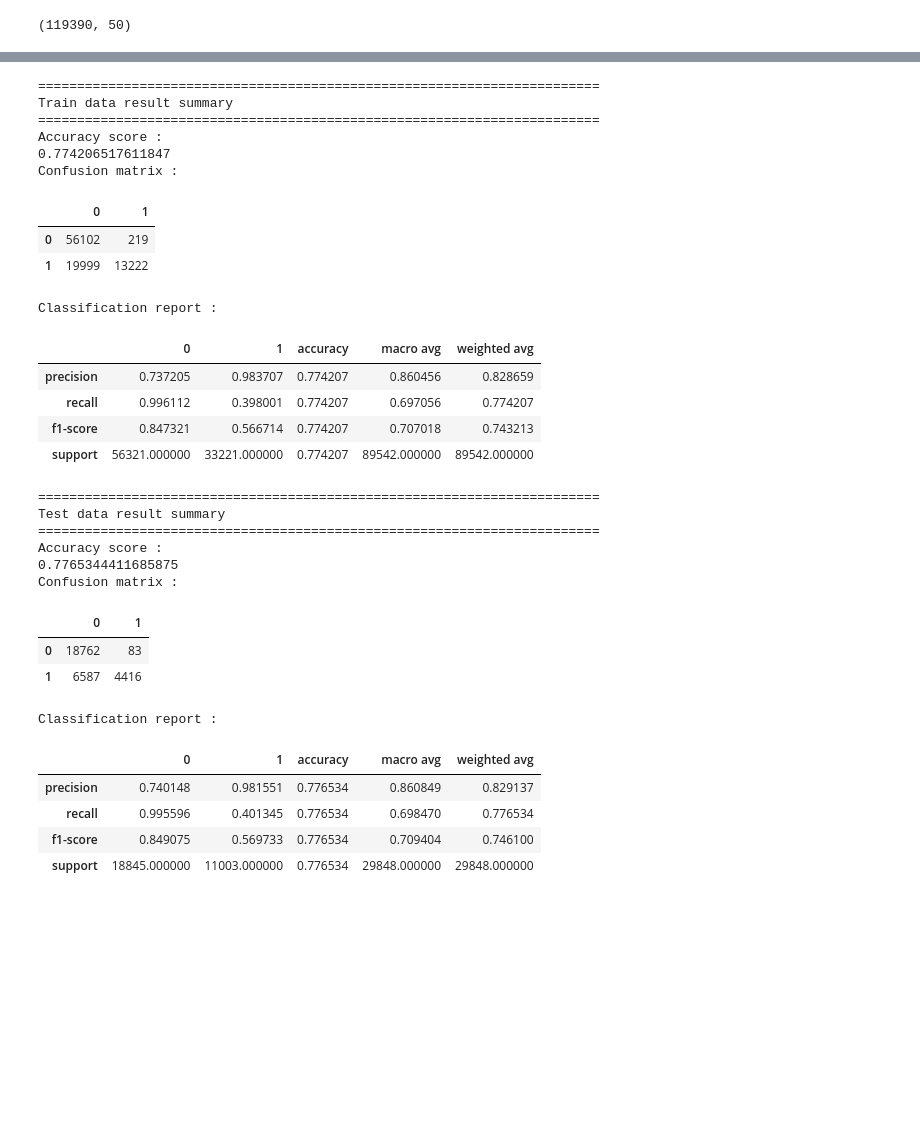
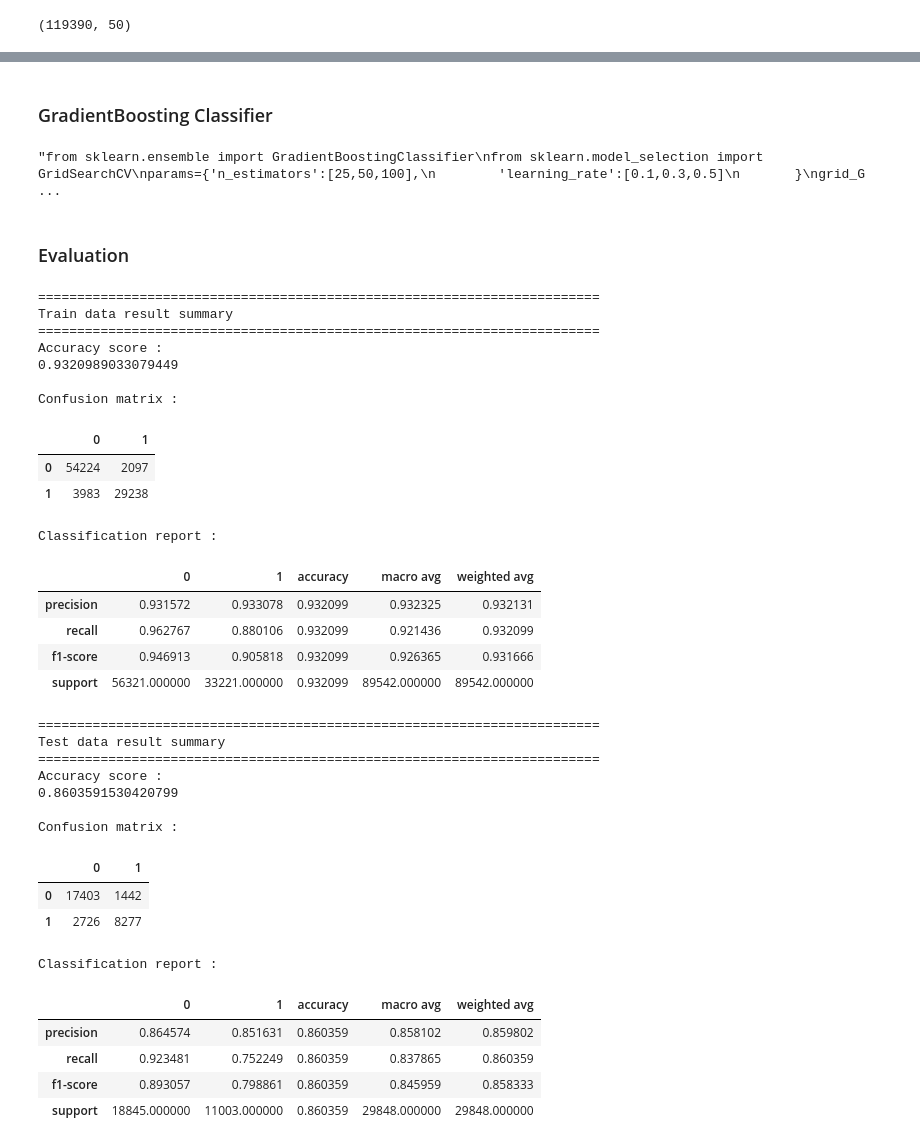
Before and after one commit to VishalWadagavi/Classification_Projects, a Jupyter notebook: Hotel_Demand_Prediction.ipynb, the cells around one changed output, grey strips where cells are left out. Saved outputs shown, nothing was run; the diff lists cells and outputs as text; code cells hidden in the pictures; blank space fills up the shorter version.

```diff
--- a/Hotel_Demand_Prediction.ipynb
+++ b/Hotel_Demand_Prediction.ipynb
@@ -327,9 +359,3 @@ for i,var in enumerate(X_num_bin.columns[:-1],1):
     sns.barplot(x=var,y=X_num_bin['is_canceled'],data=X_num_bin)
 # %% [output]
 [figure]
-# %%
-X_num['booking_changes_ind']=np.where(X_num['booking_changes']>0,1,0)
-X_num['previous_bookings_not_canceled_ind']=np.where(X_num['previous_bookings_not_canceled']>0,1,0)
-X_num['booking_changes_ind']=np.where(X_num['booking_changes']>0,1,0)
-X_num=X_num.drop(['arrival_date_week_number','arrival_date_day_of_month','previous_bookings_not_canceled','days_in_waiting_list'],axis=1)
-X_num.head()
@@ -523,0 +579,4 @@ f1_score 0.7589632012108599
+# %%
+from sklearn.ensemble import RandomForestClassifier
+RF_clf=RandomForestClassifier(criterion='entropy', max_depth=100, min_samples_leaf=10)
+RF_clf.fit(X_train,y_train)
@@ -524,37 +637,57 @@ f1_score 0.7589632012108599
+# %% [markdown]
+### GradientBoosting Classifier
+# %%
+'''from sklearn.ensemble import GradientBoostingClassifier
+from sklearn.model_selection import GridSearchCV
+params={'n_estimators':[25,50,100],
+        'learning_rate':[0.1,0.3,0.5]
+       }
+grid_GBM=GridSearchCV(GradientBoostingClassifier(),params,scoring='recall',cv=5,n_jobs=-1,verbose=1)
+grid_GBM.fit(X_train,y_train)
+print(grid_GBM.best_score_)
+print(grid_GBM.best_estimator_)
+GBM_clf=grid_GBM.best_estimator_'''
+# %% [output]
+"from sklearn.ensemble import GradientBoostingClassifier\nfrom sklearn.model_selection import GridSearchCV\nparams={'n_estimators':[25,50,100],\n        'learning_rate':[0.1,0.3,0.5]\n       }\ngrid_G ...
+# %% [markdown]
+### Evaluation
 # %%
-rf=RandomForestClassifier(criterion='gini',random_state=0,max_depth=9,min_samples_split=140)
-rf.fit(X_train,y_train)
-results(rf,X_train,y_train,X_test,y_test)
+GBM_clf=GradientBoostingClassifier(n_estimators=50,criterion='mse', max_depth=20, min_samples_leaf=10,
+                                  learning_rate=0.1)
+GBM_clf.fit(X_train,y_train)
+results(GBM_clf,X_train,y_train,X_test,y_test)
 # %% [output]
 ========================================================================
 Train data result summary
 ========================================================================
 Accuracy score :
-0.774206517611847
+0.9320989033079449
+
 Confusion matrix :
 |  | 0 | 1 |
-| 0 | 56102 | 219 |
-| 1 | 19999 | 13222 |
+| 0 | 54224 | 2097 |
+| 1 | 3983 | 29238 |
 Classification report :
 |  | 0 | 1 | accuracy | macro avg | weighted avg |
-| precision | 0.737205 | 0.983707 | 0.774207 | 0.860456 | 0.828659 |
-| recall | 0.996112 | 0.398001 | 0.774207 | 0.697056 | 0.774207 |
-| f1-score | 0.847321 | 0.566714 | 0.774207 | 0.707018 | 0.743213 |
-| support | 56321.000000 | 33221.000000 | 0.774207 | 89542.000000 | 89542.000000 |
+| precision | 0.931572 | 0.933078 | 0.932099 | 0.932325 | 0.932131 |
+| recall | 0.962767 | 0.880106 | 0.932099 | 0.921436 | 0.932099 |
+| f1-score | 0.946913 | 0.905818 | 0.932099 | 0.926365 | 0.931666 |
+| support | 56321.000000 | 33221.000000 | 0.932099 | 89542.000000 | 89542.000000 |
 ========================================================================
 Test data result summary
 ========================================================================
 Accuracy score :
-0.7765344411685875
+0.8603591530420799
+
 Confusion matrix :
 |  | 0 | 1 |
-| 0 | 18762 | 83 |
-| 1 | 6587 | 4416 |
+| 0 | 17403 | 1442 |
+| 1 | 2726 | 8277 |
 Classification report :
 |  | 0 | 1 | accuracy | macro avg | weighted avg |
-| precision | 0.740148 | 0.981551 | 0.776534 | 0.860849 | 0.829137 |
-| recall | 0.995596 | 0.401345 | 0.776534 | 0.698470 | 0.776534 |
-| f1-score | 0.849075 | 0.569733 | 0.776534 | 0.709404 | 0.746100 |
-| support | 18845.000000 | 11003.000000 | 0.776534 | 29848.000000 | 29848.000000 |
+| precision | 0.864574 | 0.851631 | 0.860359 | 0.858102 | 0.859802 |
+| recall | 0.923481 | 0.752249 | 0.860359 | 0.837865 | 0.860359 |
+| f1-score | 0.893057 | 0.798861 | 0.860359 | 0.845959 | 0.858333 |
+| support | 18845.000000 | 11003.000000 | 0.860359 | 29848.000000 | 29848.000000 |
 # %%
 from sklearn import metrics
```
Also changed, not shown: parts of 65 cells of this notebook.
